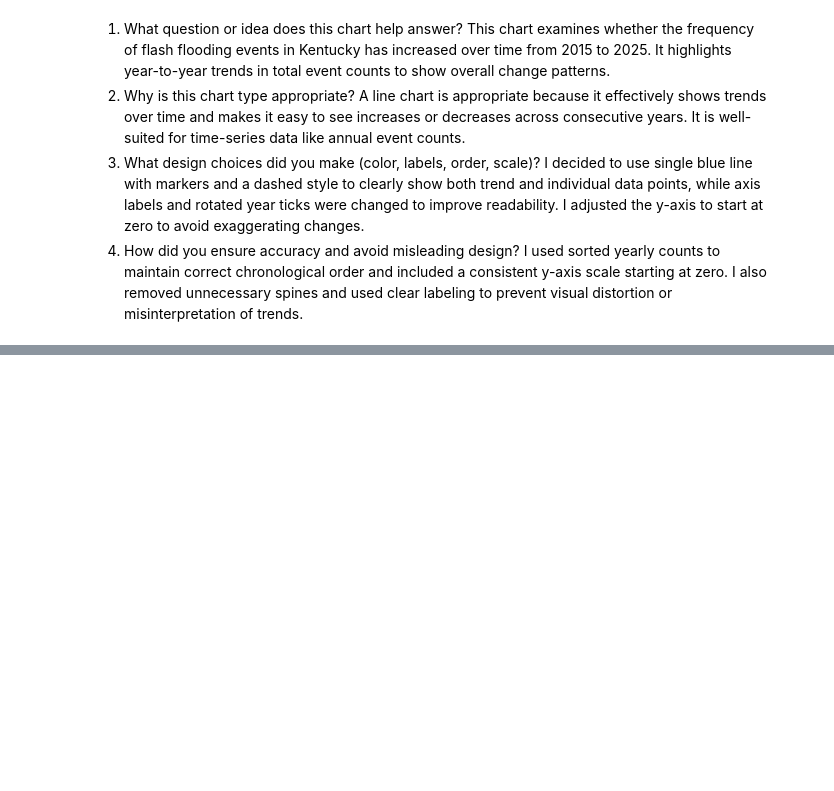
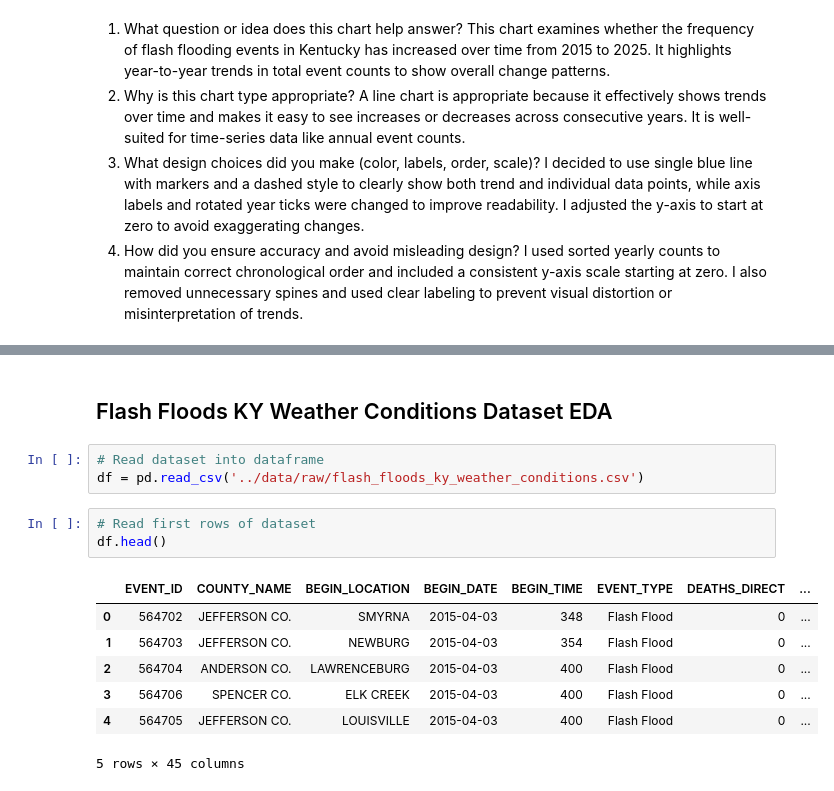
Before and after one commit to ashleyadehart/flash_floods_ky_2015_2025, a Jupyter notebook: notebooks/flash_floods_ky_2015_2025.ipynb, the cells around one changed output, grey strips where cells are left out. Cells and saved outputs as stored; diff of their text form; blank space fills up the shorter version.

```diff
--- a/notebooks/flash_floods_ky_2015_2025.ipynb
+++ b/notebooks/flash_floods_ky_2015_2025.ipynb
@@ -749,0 +762,16 @@ I grouped and sorted directly from raw event counts without transformation, ensu
+# %% [markdown]
+## Flash Floods KY Weather Conditions Dataset EDA
+# %%
+# Read dataset into dataframe
+df = pd.read_csv('../data/raw/flash_floods_ky_weather_conditions.csv')
+# %%
+# Read first rows of dataset
+df.head()
+# %% [output]
+|  | EVENT_ID | COUNTY_NAME | BEGIN_LOCATION | BEGIN_DATE | BEGIN_TIME | EVENT_TYPE | DEATHS_DIRECT | ... |
+| 0 | 564702 | JEFFERSON CO. | SMYRNA | 2015-04-03 | 348 | Flash Flood | 0 | ... |
+| 1 | 564703 | JEFFERSON CO. | NEWBURG | 2015-04-03 | 354 | Flash Flood | 0 | ... |
+| 2 | 564704 | ANDERSON CO. | LAWRENCEBURG | 2015-04-03 | 400 | Flash Flood | 0 | ... |
+| 3 | 564706 | SPENCER CO. | ELK CREEK | 2015-04-03 | 400 | Flash Flood | 0 | ... |
+| 4 | 564705 | JEFFERSON CO. | LOUISVILLE | 2015-04-03 | 400 | Flash Flood | 0 | ... |
+5 rows × 45 columns
```
Also changed, not shown: parts of 24 cells of this notebook, 15 other files.
